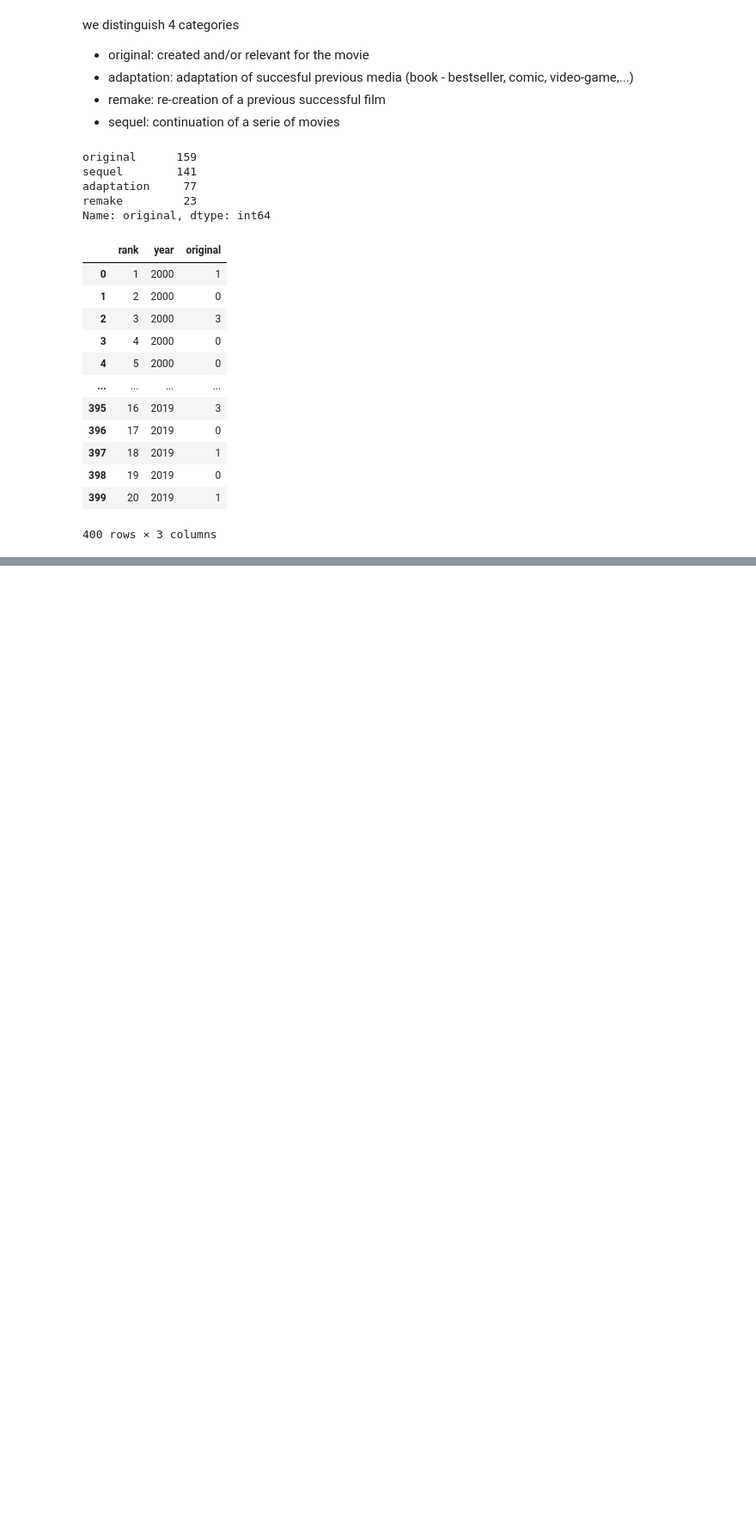
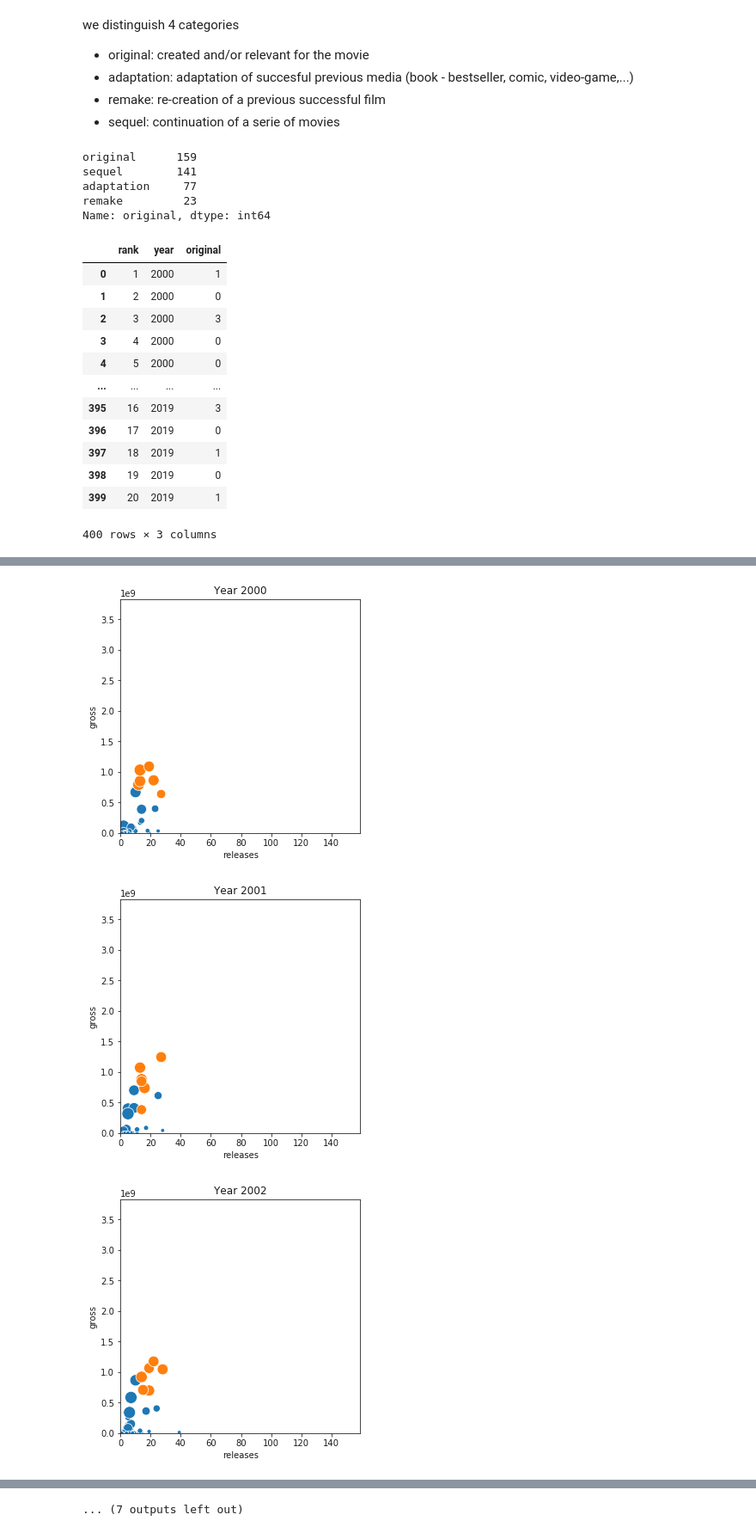
Before and after one commit to ivanlopezlobato/movies, a Jupyter notebook: notebooks/BoxOffice_Evolution_2000-2019.ipynb, the cells around one changed output, grey strips where cells are left out. Shown at 86% size. Saved outputs shown, nothing was run; the diff lists cells and outputs as text; code cells hidden in the pictures; blank space fills up the shorter version.

```diff
--- a/notebooks/BoxOffice_Evolution_2000-2019.ipynb
+++ b/notebooks/BoxOffice_Evolution_2000-2019.ipynb
@@ -489,0 +512,9 @@ The darker it gets, sequels over originals
+# %%
+us_bo_scatter = (us_bo.groupby(["year","distributor"])
+                      .agg({"gross":"sum","release":"count", "max_th":"mean"})
+                      .reset_index()
+                      .rename(columns={"max_th":"avg_max_th", "release":"releases"}))
+
+us_bo_scatter["studio"] = us_bo_scatter["distributor"].isin(majors)
+studio_dict ={True:"major", False:"independent"}
+#us_bo_scatter = us_bo_scatter["studio"].replace({"studio":studio_dict})
@@ -489,0 +537,18 @@ The darker it gets, sequels over originals
+# %%
+for i in range(2000,2019):
+    fig, ax = plt.subplots(figsize=(5, 5))
+    ax = sns.scatterplot(x="releases",
+                         y="gross",
+                         size="avg_max_th",
+                         sizes=(20,200),
+                         hue="studio",
+                         data=us_bo_scatter[us_bo_scatter["year"].eq(i)],
+                         legend=False)
+    ax.set_title(f"Year {i}")
+    # control x and y limits
+    ax.set_ylim(0, us_bo_scatter["gross"].max())
+    ax.set_xlim(0, us_bo_scatter["releases"].max()+10);
+# %% [output]
+[figure, added]
+[figure, added]
+[figure, added]
@@ -489,0 +564 @@ The darker it gets, sequels over originals
+... (7 outputs left out)
```
Also changed, not shown: parts of 7 cells of this notebook, 1 other file.
